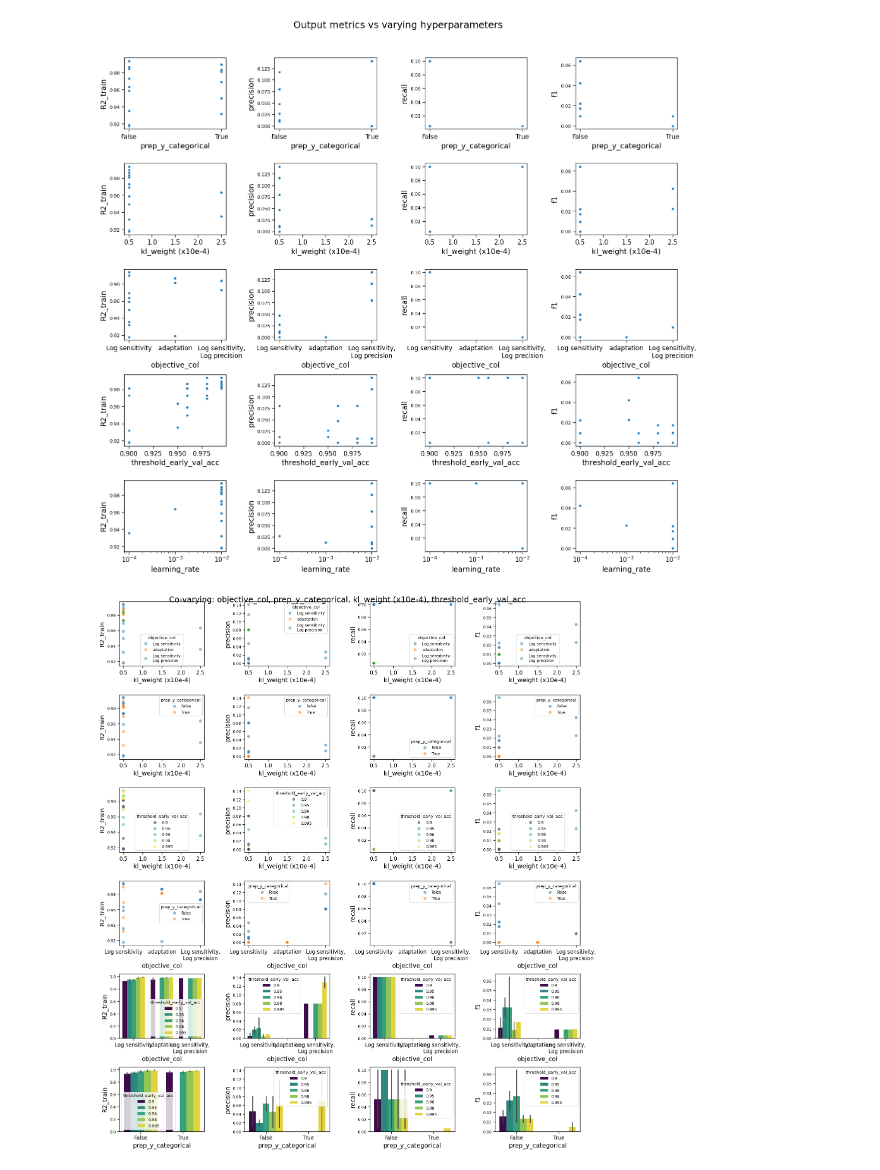
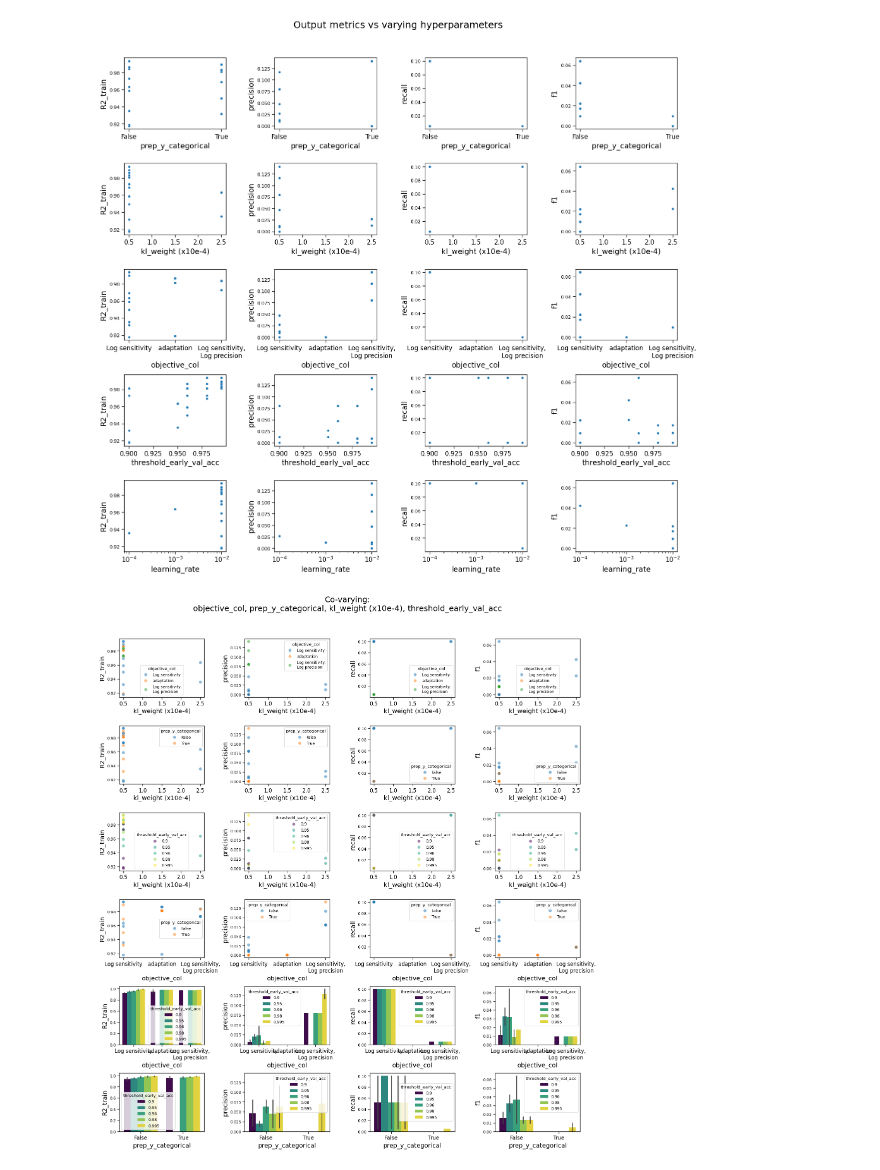
Before and after one commit to olive004/EvoScaper, a Jupyter notebook: notebooks/08_cvae_examine_multi.ipynb, the cells around one changed output. Saved outputs shown, nothing was run; the diff lists cells and outputs as text; code cells hidden in the pictures.

```diff
--- a/notebooks/08_cvae_examine_multi.ipynb
+++ b/notebooks/08_cvae_examine_multi.ipynb
@@ -70,12 +67,13 @@ df_hpos.rename(columns={'kl_weight': 'kl_weight (x10e-4)'}, inplace=True)
 # df_hpos.rename(columns={'kl_weight x10e-4': 'kl_weight (x10e-4)'}, inplace=True)
 # %%
 cols_output = ['R2_train', 'precision', 'recall', 'f1']
-cols_exclude = ['R2_test', 'mutual_information_conditionality']
+cols_exclude = ['R2_test', 'mutual_information_conditionality', 'objective_col']
 df_hpos = df_hpos[(df_hpos != 'TO_BE_RECORDED').all(axis=1)]
-cols_input = [c for c in df_hpos.columns if c not in cols_output]
-for c in df_hpos.columns:
-    if type(df_hpos[c].iloc[0]) == list:
-        df_hpos[c] = df_hpos[c].apply(lambda x: ',\n'.join(x) if (x is not None) and (type(x[0]) == str) else np.array(x))
+cols_input = [c for c in df_hpos.columns if (c not in cols_output) and (c not in cols_exclude)]
+df_hpos['Objective'] = df_hpos['objective_col'].apply(lambda x: ',\n'.join(x))
+# for c in df_hpos.columns:
+#     if type(df_hpos[c].iloc[0]) == list:
+#         df_hpos[c] = df_hpos[c].apply(lambda x: ',\n'.join(x) if (x is not None) and (type(x[0]) == str) else np.array(x))
 cols_meta = ['filename_saved_model', 'run_successful', 'info_early_stop', 'error_msg', 'total_ds', 'n_batches', 'n_layers_enc', 'n_layers_dec']
 cols_exclude = cols_exclude + cols_meta
 # cols_outmetric = [c for c in cols_output if c not in cols_meta and (c != 'mutual_information_conditionality')]
@@ -123,29 +117,29 @@ hpos_to_vary_together = [{
 # %%
 for h in hpos_to_vary_together:
     h_keys = [c for c in h.keys() if df_hpos[c].nunique() > 1]
     combinations = sorted(set([tuple(sorted([i, j])) for i, j in itertools.combinations(h_keys, 2)]))
     ncols = len(cols_outmetric)
     nrows = len(combinations)
     if len(combinations) > 0:
         fig, axes = plt.subplots(nrows, ncols, figsize=(4*ncols, 3*nrows))
         for i, (k1, k2) in enumerate(combinations):
             for j, kj in enumerate(cols_outmetric):
                 if df_hpos[k1].dtype == object and (df_hpos[k2].iloc[0] not in ['True', 'False']):
                     f = sns.barplot
                     # f = sns.violinplot
                     kwargs = {'palette': 'viridis'}
                 else:
                     f = sns.scatterplot
                     kwargs = {'s': 50, 'alpha': 0.5}
                     if k2 == 'threshold_early_val_acc':
                         kwargs.update({'palette': 'viridis'})
                 f(data=df_hpos, x=k1, y=kj, hue=k2, ax=axes[i, j], **kwargs)
                 axes[i, j].tick_params(axis='x', labelsize=12)
                 axes[i, j].set_xlabel(k1, fontsize=14)
                 axes[i, j].set_ylabel(kj, fontsize=14)
-        plt.suptitle('Co-varying: ' + ', '.join(h_keys), fontsize=18)
-        plt.tight_layout()
+        plt.suptitle('Co-varying:\n' + ', '.join(h_keys), fontsize=18)
+        plt.tight_layout(rect=[0, 0, 1, 0.95])
 
 plt.savefig(os.path.join(top_write_dir, 'varying_confounding.png'), dpi=300, bbox_inches='tight', transparent=True)
 # %% [output]
-[figure, old version]
+[figure, new version]
```
Also changed, not shown: parts of 5 cells of this notebook.
